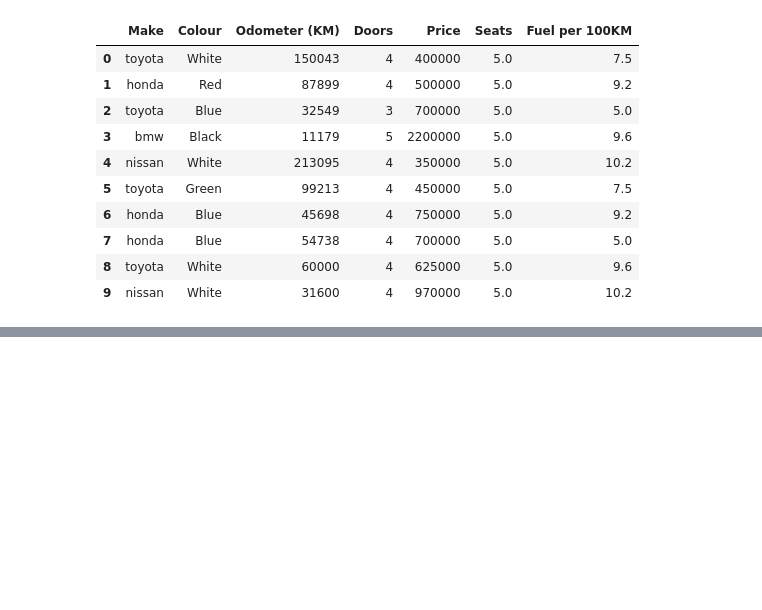
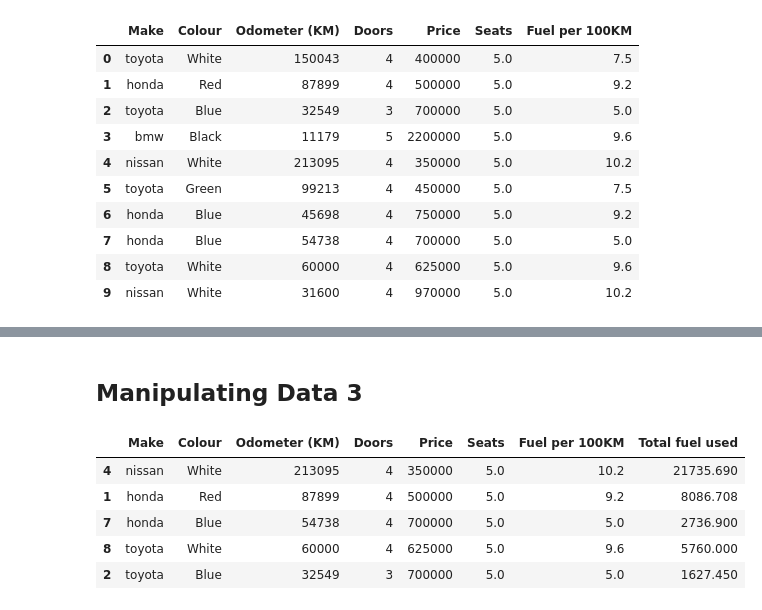
Before and after one commit to victorgcapone/udemy-bootcamp, a Jupyter notebook: Pandas Data Analysis.ipynb, the cells around one changed output, grey strips where cells are left out. Saved outputs shown, nothing was run; the diff lists cells and outputs as text; code cells hidden in the pictures; blank space fills up the shorter version.

Commit message:
Manipulating Data 3 and Exercises

```diff
--- a/Pandas Data Analysis.ipynb
+++ b/Pandas Data Analysis.ipynb
@@ -499,3 +499,16 @@ car_sales
 | 7 | honda | Blue | 54738 | 4 | 700000 | 5.0 | 5.0 | 2736.900 |
 | 8 | toyota | White | 60000 | 4 | 625000 | 5.0 | 9.6 | 5760.000 |
 | 9 | nissan | White | 31600 | 4 | 970000 | 5.0 | 10.2 | 3223.200 |
+# %% [markdown]
+## Manipulating Data 3
+# %%
+# We can use .sample to get random samples from our dataframe, frac is the percent of data we wante (0.5 = 50%)
+# the sample method shuffles the indexes, which is useful for machine learning (more on that later)
+car_sales.sample(frac=0.5)
+# %% [output]
+|  | Make | Colour | Odometer (KM) | Doors | Price | Seats | Fuel per 100KM | Total fuel used |
+| 4 | nissan | White | 213095 | 4 | 350000 | 5.0 | 10.2 | 21735.690 |
+| 1 | honda | Red | 87899 | 4 | 500000 | 5.0 | 9.2 | 8086.708 |
+| 7 | honda | Blue | 54738 | 4 | 700000 | 5.0 | 5.0 | 2736.900 |
+| 8 | toyota | White | 60000 | 4 | 625000 | 5.0 | 9.6 | 5760.000 |
+| 2 | toyota | Blue | 32549 | 3 | 700000 | 5.0 | 5.0 | 1627.450 |
```
Also changed, not shown: parts of 2 cells of this notebook.
